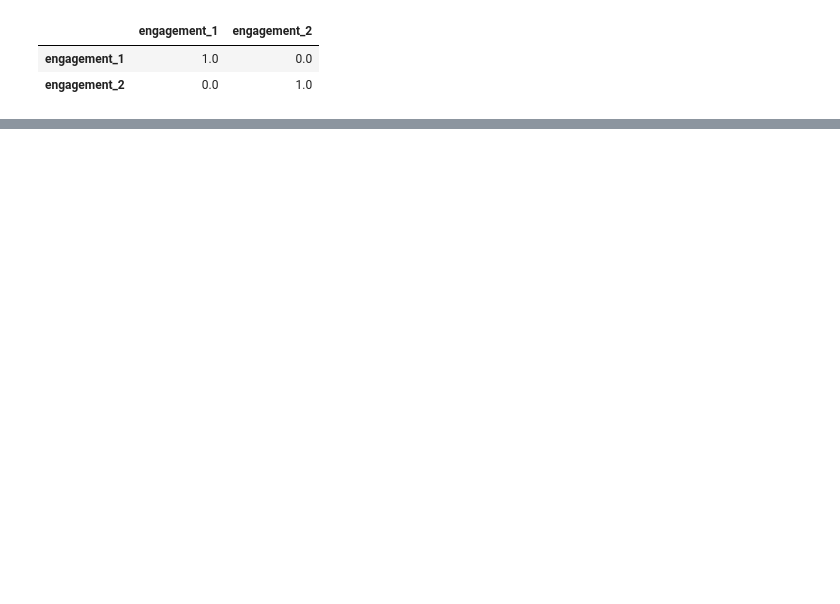
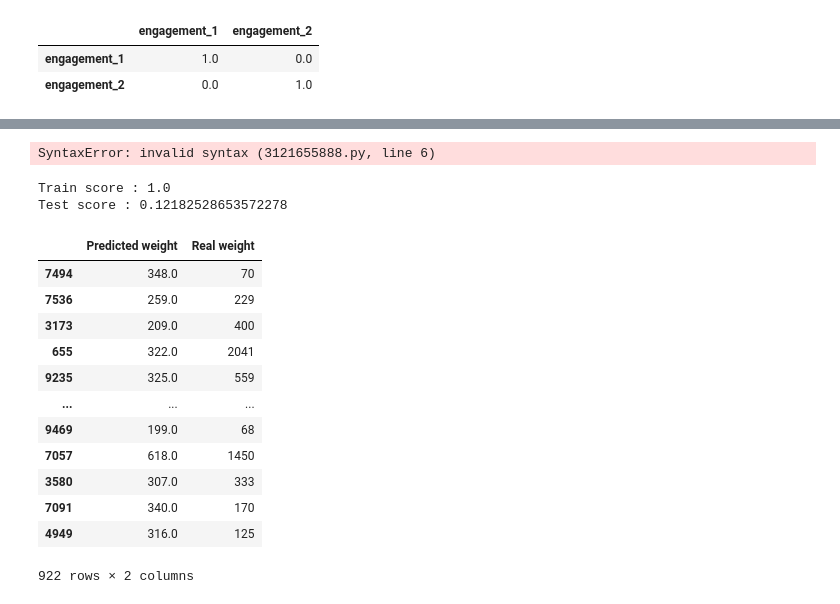
Before and after one commit to TalRos99/dataScienceFP, a Jupyter notebook: DataAnalysis_ML.ipynb, the cells around one changed output, grey strips where cells are left out. Cells and saved outputs as stored; diff of their text form; code cells hidden in the pictures; blank space fills up the shorter version.

```diff
--- a/DataAnalysis_ML.ipynb
+++ b/DataAnalysis_ML.ipynb
@@ -552,8 +552,13 @@ from sklearn.linear_model import LinearRegression, PoissonRegressor
 # %%
 def calculate_train_test_scores(regressor, X_train, X_test, y_train, y_test):
     regressor.fit(X_train, y_train)
-    y_predicted = regressor.predict(X_test).round(-2)
-    print(f"MAE: {metrics.mean_absolute_error(y_test, y_predicted)}")
+    y_predicted = regressor.predict(X_test).round(0)
+    train_score = regressor.score(X_train,y_train)
+    test_score = regressor.score(X_test,y_test)
+    print('Train score :',train_score)
+    print('Test score :',test_score)
     data = pd.DataFrame({'Predicted weight': y_predicted, 'Real weight': y_test})
     return data, regressor
+# %% [output]
+SyntaxError: invalid syntax (3121655888.py, line 6)
 # %%
@@ -565,3 +570,23 @@ scaler = MinMaxScaler()
 X_train = scaler.fit_transform(X_train)
 X_test = scaler.transform(X_test)
+# %%
+from sklearn.ensemble import ExtraTreesRegressor
+data, reg = calculate_train_test_scores(ExtraTreesRegressor(criterion="friedman_mse"), X_train, X_test, y_train, y_test)
+data
+# %% [output]
+Train score : 1.0
+Test score : 0.12182528653572278
+|  | Predicted weight | Real weight |
+| 7494 | 348.0 | 70 |
+| 7536 | 259.0 | 229 |
+| 3173 | 209.0 | 400 |
+| 655 | 322.0 | 2041 |
+| 9235 | 325.0 | 559 |
+| ... | ... | ... |
+| 9469 | 199.0 | 68 |
+| 7057 | 618.0 | 1450 |
+| 3580 | 307.0 | 333 |
+| 7091 | 340.0 | 170 |
+| 4949 | 316.0 | 125 |
+922 rows × 2 columns
 # %%
```
Also changed, not shown: parts of 17 cells of this notebook.
